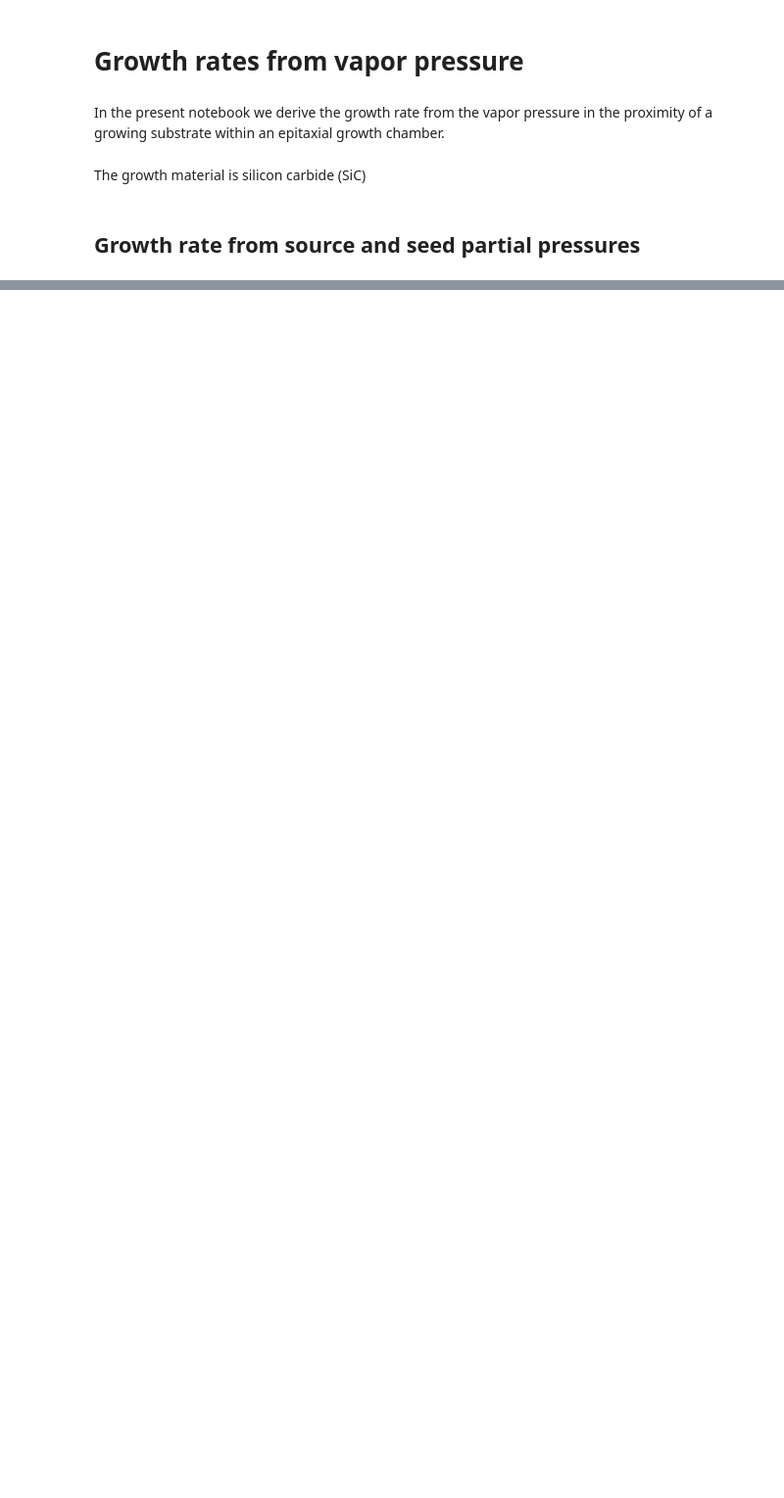
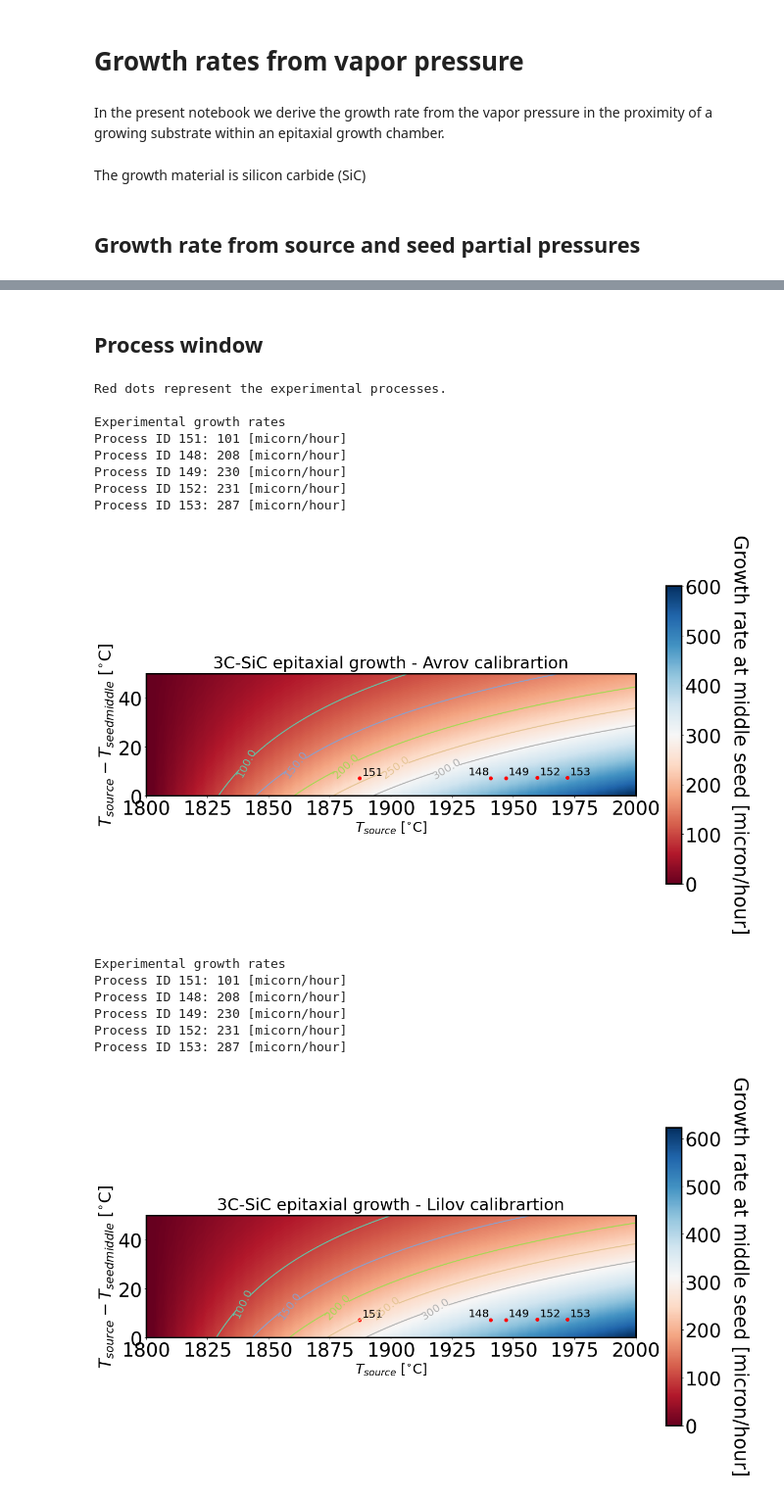
Before and after one commit to giuseppefisicaro/mulskips, a Jupyter notebook: jupyter-notebooks/vapor-pressure-SiC-delta-T.ipynb, the cells around one changed output, grey strips where cells are left out. Shown at 98% size. Cells and saved outputs as stored; diff of their text form; code cells hidden in the pictures; blank space fills up the shorter version.

Commit message:
improved notebook for SiC growth rate

```diff
--- a/jupyter-notebooks/vapor-pressure-SiC-delta-T.ipynb
+++ b/jupyter-notebooks/vapor-pressure-SiC-delta-T.ipynb
@@ -55,7 +55,7 @@ def get_data_avrov_lilov(Tsource,Tseed_center,Tseed_edge):
     # and "3C-SiC Growth rate [micron/hour]" for the Avrov and Lilov calibration of the vapor pressuare within
     # the growth chamber.
 
-    Tval = np.linspace(Tseed_center, Tseed_edge, 100) # K Temperature list from the center to the wafer edge
+    Tval = np.linspace(Tseed_center, Tseed_edge, 10) # K Temperature list from the center to the wafer edge
 
     #fileout=open("SiCAvrov.txt","w")
     linenum=len(Tval)
@@ -168,8 +168,8 @@ def plot_lines(data,data_name):
 # %%
 # Data extracted from the excel file from Peter Wellmann "Temperature vs Growth rate.xlsx" 21 Oct 2020
 data_samples = {}
-data_samples['151'] = {'Power': 5.45, 'T_seed_middle': 1880.00, 'T_seed_edge': 1883.51, 'T_source_middle': 1887.63, 'T_source_edge': 1886.94}
-data_samples['148'] = {'Power': 5.85, 'T_seed_middle': 1933.26, 'T_seed_edge': 1936.73, 'T_source_middle': 1940.95, 'T_source_edge': 1940.29}
-data_samples['149'] = {'Power': 5.90, 'T_seed_middle': 1939.64, 'T_seed_edge': 1943.10, 'T_source_middle': 1947.34, 'T_source_edge': 1946.68}
-data_samples['152'] = {'Power': 6.00, 'T_seed_middle': 1952.39, 'T_seed_edge': 1955.84, 'T_source_middle': 1960.10, 'T_source_edge': 1959.45}
-data_samples['153'] = {'Power': 6.10, 'T_seed_middle': 1964.78, 'T_seed_edge': 1968.22, 'T_source_middle': 1972.50, 'T_source_edge': 1971.85}
+data_samples['151'] = {'Power': 5.45, 'T_seed_middle': 1880.00, 'T_seed_edge': 1883.51, 'T_source_middle': 1887.63, 'T_source_edge': 1886.94, 'Exp-Growth-Rate': 101}
+data_samples['148'] = {'Power': 5.85, 'T_seed_middle': 1933.26, 'T_seed_edge': 1936.73, 'T_source_middle': 1940.95, 'T_source_edge': 1940.29, 'Exp-Growth-Rate': 208}
+data_samples['149'] = {'Power': 5.90, 'T_seed_middle': 1939.64, 'T_seed_edge': 1943.10, 'T_source_middle': 1947.34, 'T_source_edge': 1946.68, 'Exp-Growth-Rate': 230}
+data_samples['152'] = {'Power': 6.00, 'T_seed_middle': 1952.39, 'T_seed_edge': 1955.84, 'T_source_middle': 1960.10, 'T_source_edge': 1959.45, 'Exp-Growth-Rate': 231}
+data_samples['153'] = {'Power': 6.10, 'T_seed_middle': 1964.78, 'T_seed_edge': 1968.22, 'T_source_middle': 1972.50, 'T_source_edge': 1971.85, 'Exp-Growth-Rate': 287}
@@ -226,3 +236,14 @@ Calibration for vapor pressure: avrov
 Calibration for vapor pressure: lilov
 [figure]
 ... (8 outputs left out)
+# %% [markdown]
+## Process window
+# %%
+def z_func(data_name,Tsource_curr,DeltaT_source_seed_center):
+    Tsource = Tsource_curr
+    Tseed_center = Tsource_curr - DeltaT_source_seed_center
+    Tseed_edge = Tsource_curr - DeltaT_source_seed_center * 0.5
+    data = get_data_avrov_lilov(Tsource,Tseed_center,Tseed_edge)
+    data_to_plot = data[data_name]
+    value = data_to_plot[0]['Gr_SiC'] # Growth rate at middle seed position
+    return value
@@ -228,0 +298,22 @@ Calibration for vapor pressure: lilov
+# %%
+print('Red dots represent the experimental processes.')
+print('')
+for data_name in data_names:
+    get_two_dimensional_plt(data_name)
+# %% [output]
+Red dots represent the experimental processes.
+
+Experimental growth rates
+Process ID 151: 101 [micorn/hour]
+Process ID 148: 208 [micorn/hour]
+Process ID 149: 230 [micorn/hour]
+Process ID 152: 231 [micorn/hour]
+Process ID 153: 287 [micorn/hour]
+[figure, added]
+Experimental growth rates
+Process ID 151: 101 [micorn/hour]
+Process ID 148: 208 [micorn/hour]
+Process ID 149: 230 [micorn/hour]
+Process ID 152: 231 [micorn/hour]
+Process ID 153: 287 [micorn/hour]
+[figure, added]
```
Also changed, not shown: parts of 4 cells of this notebook.
